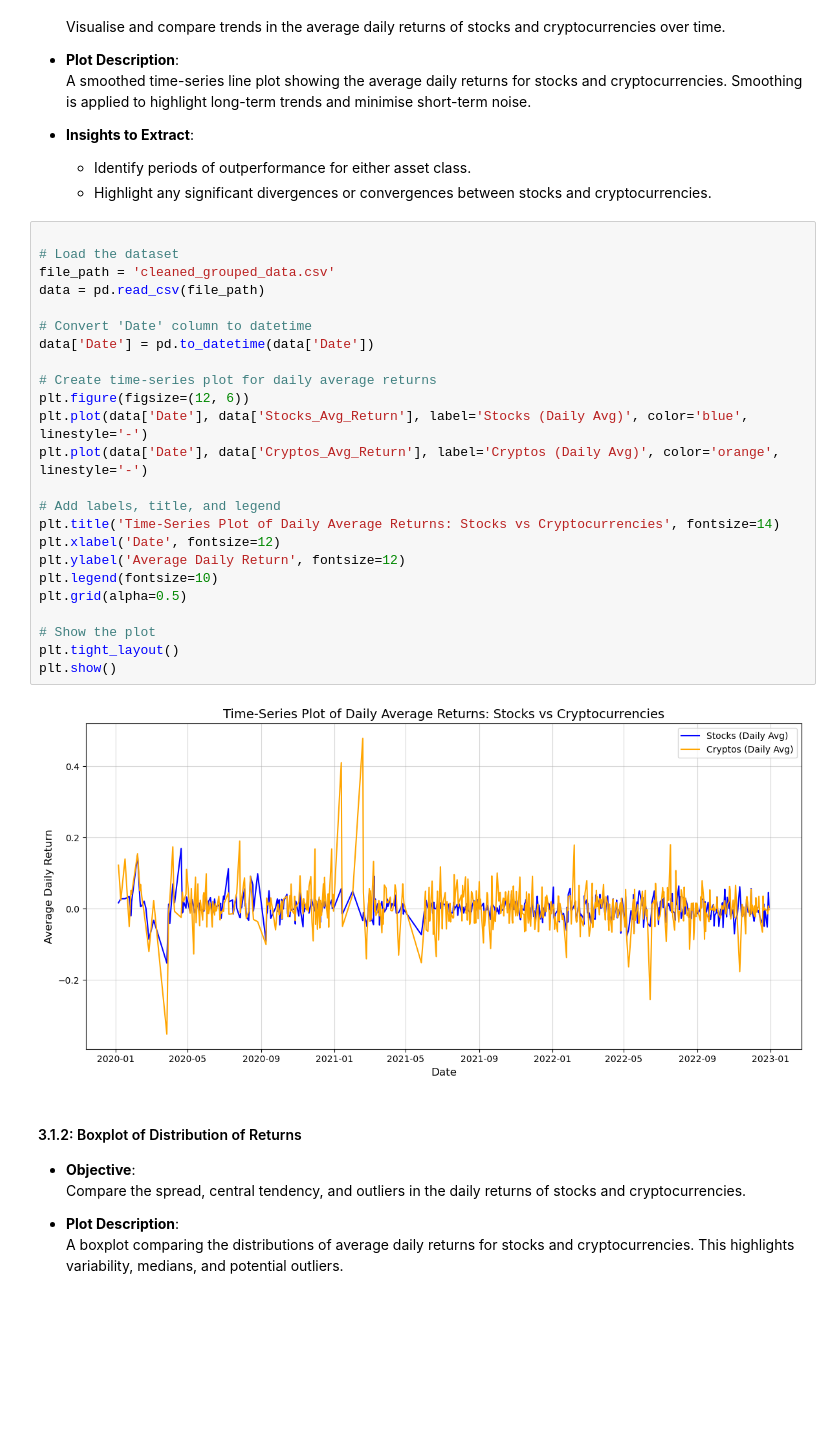
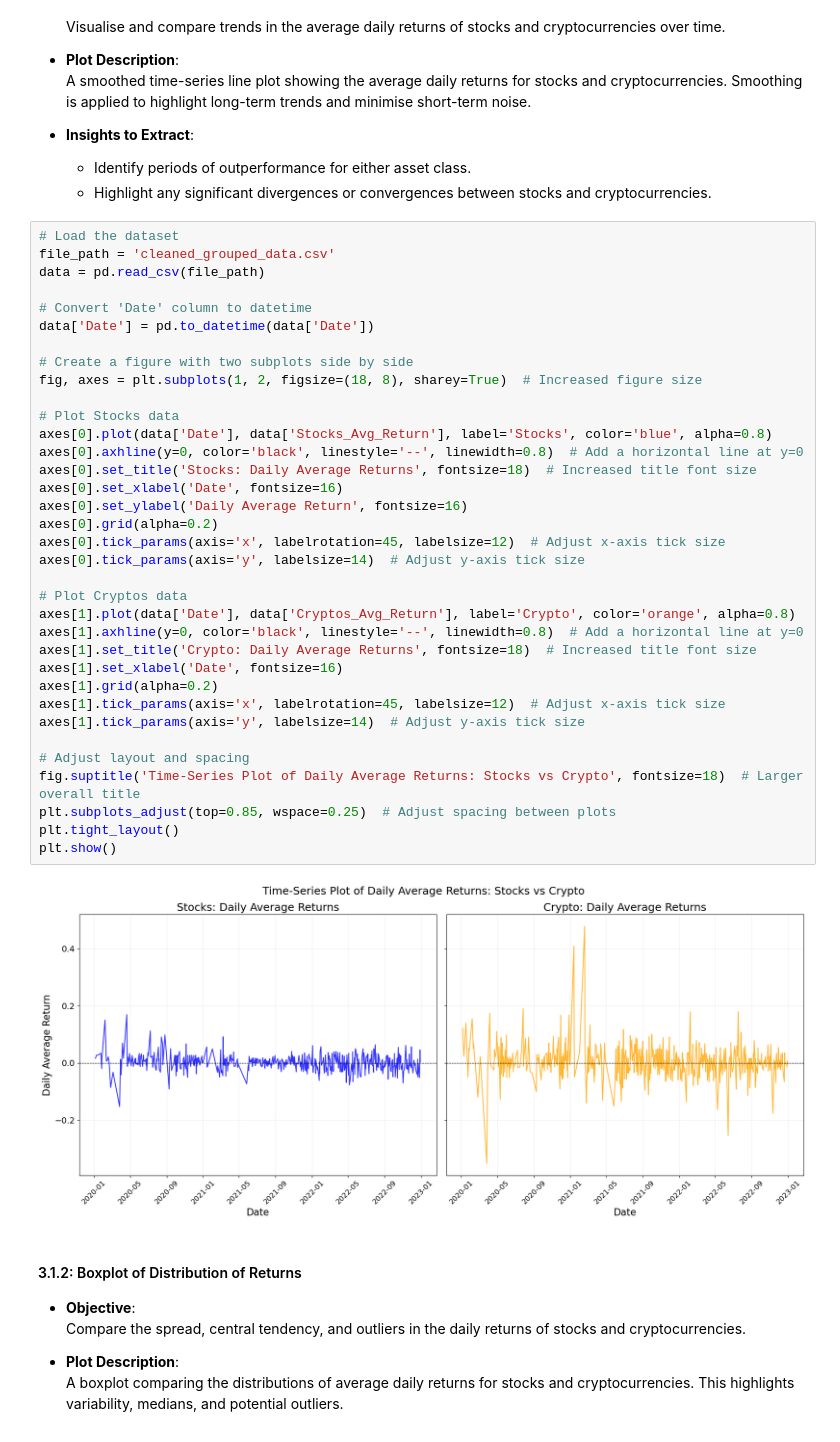
Before and after one commit to Misharasapu/hv20235_EMATM0048, a Jupyter notebook: task2/Coding summative - Task 2 .ipynb, the cells around one changed output. Drawn from its saved outputs; the diff is of its cells as text; blank space fills up the shorter version.

Commit message:
Updated plots and notebook for Coding summative - Task 2

```diff
--- a/task2/Coding summative - Task 2 .ipynb
+++ b/task2/Coding summative - Task 2 .ipynb
@@ -667,31 +667,42 @@ This section explores key metrics of the dataset, focusing on summarising and vi
   - Identify periods of outperformance for either asset class.
   - Highlight any significant divergences or convergences between stocks and cryptocurrencies.
 # %%
-
 # Load the dataset
 file_path = 'cleaned_grouped_data.csv'
 data = pd.read_csv(file_path)
 
 # Convert 'Date' column to datetime
 data['Date'] = pd.to_datetime(data['Date'])
 
-# Create time-series plot for daily average returns
-plt.figure(figsize=(12, 6))
-plt.plot(data['Date'], data['Stocks_Avg_Return'], label='Stocks (Daily Avg)', color='blue', linestyle='-')
-plt.plot(data['Date'], data['Cryptos_Avg_Return'], label='Cryptos (Daily Avg)', color='orange', linestyle='-')
+# Create a figure with two subplots side by side
+fig, axes = plt.subplots(1, 2, figsize=(18, 8), sharey=True)  # Increased figure size
 
-# Add labels, title, and legend
-plt.title('Time-Series Plot of Daily Average Returns: Stocks vs Cryptocurrencies', fontsize=14)
-plt.xlabel('Date', fontsize=12)
-plt.ylabel('Average Daily Return', fontsize=12)
-plt.legend(fontsize=10)
-plt.grid(alpha=0.5)
+# Plot Stocks data
+axes[0].plot(data['Date'], data['Stocks_Avg_Return'], label='Stocks', color='blue', alpha=0.8)
+axes[0].axhline(y=0, color='black', linestyle='--', linewidth=0.8)  # Add a horizontal line at y=0
+axes[0].set_title('Stocks: Daily Average Returns', fontsize=18)  # Increased title font size
+axes[0].set_xlabel('Date', fontsize=16)
+axes[0].set_ylabel('Daily Average Return', fontsize=16)
+axes[0].grid(alpha=0.2)
+axes[0].tick_params(axis='x', labelrotation=45, labelsize=12)  # Adjust x-axis tick size
+axes[0].tick_params(axis='y', labelsize=14)  # Adjust y-axis tick size
 
-# Show the plot
+# Plot Cryptos data
+axes[1].plot(data['Date'], data['Cryptos_Avg_Return'], label='Crypto', color='orange', alpha=0.8)
+axes[1].axhline(y=0, color='black', linestyle='--', linewidth=0.8)  # Add a horizontal line at y=0
+axes[1].set_title('Crypto: Daily Average Returns', fontsize=18)  # Increased title font size
+axes[1].set_xlabel('Date', fontsize=16)
+axes[1].grid(alpha=0.2)
+axes[1].tick_params(axis='x', labelrotation=45, labelsize=12)  # Adjust x-axis tick size
+axes[1].tick_params(axis='y', labelsize=14)  # Adjust y-axis tick size
+
+# Adjust layout and spacing
+fig.suptitle('Time-Series Plot of Daily Average Returns: Stocks vs Crypto', fontsize=18)  # Larger overall title
+plt.subplots_adjust(top=0.85, wspace=0.25)  # Adjust spacing between plots
 plt.tight_layout()
 plt.show()
 # %% [output]
-[figure, old version]
+[figure, new version]
 # %% [markdown]
 #### 3.1.2: Boxplot of Distribution of Returns
 
```
Also changed, not shown: parts of 3 cells of this notebook.
